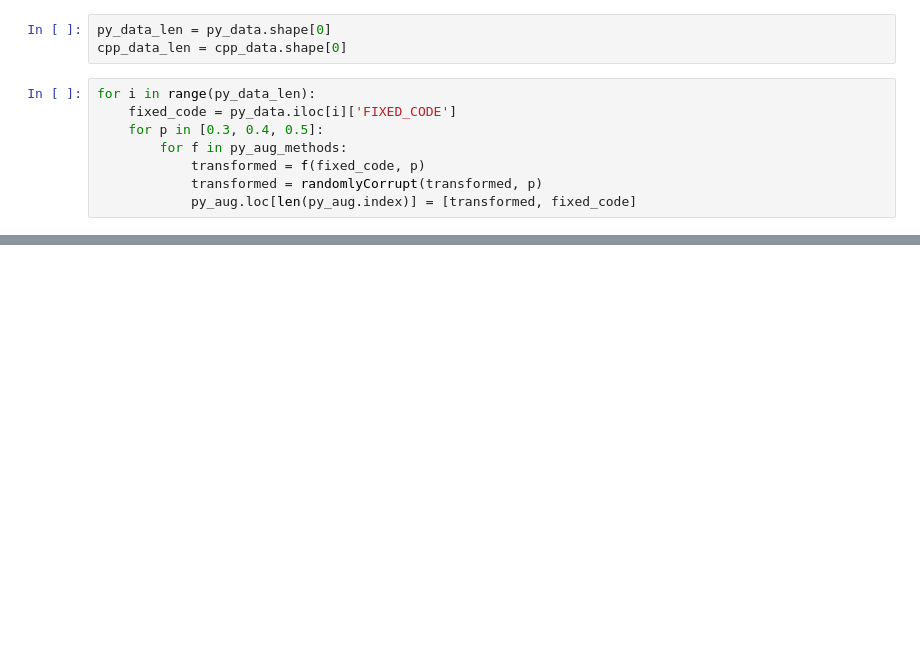
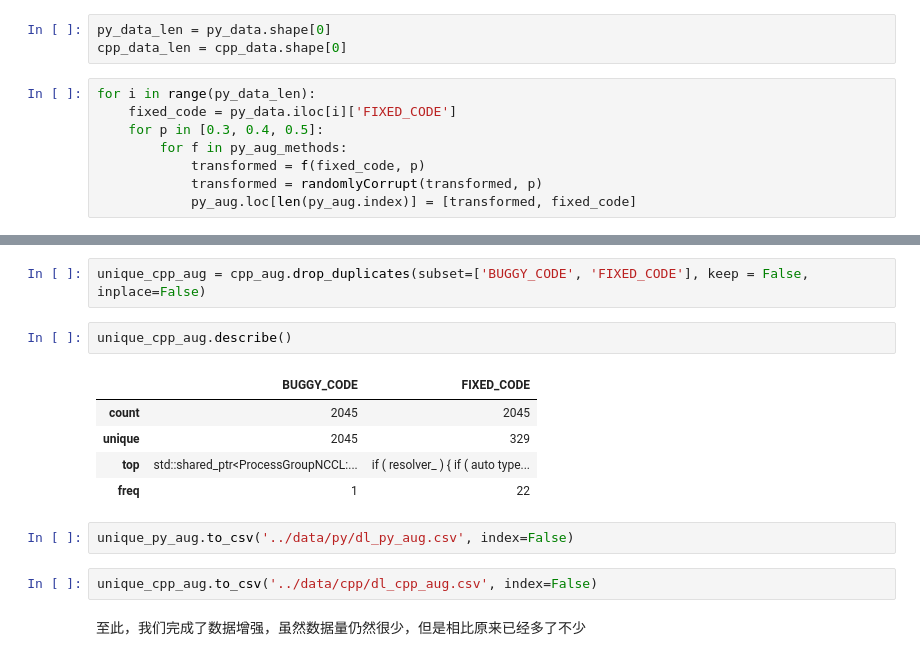
Before and after one commit to SUNLIFAN/AutomatedTesting, a Jupyter notebook: ToolImplementation/dataAugment/data_augment_demo.ipynb, the cells around one changed output, grey strips where cells are left out. Cells and saved outputs as stored; diff of their text form; blank space fills up the shorter version.

Commit message:
data augment code finished

```diff
--- a/ToolImplementation/dataAugment/data_augment_demo.ipynb
+++ b/ToolImplementation/dataAugment/data_augment_demo.ipynb
@@ -289,0 +317,16 @@ for i in range(cpp_data_len):
+# %%
+unique_cpp_aug = cpp_aug.drop_duplicates(subset=['BUGGY_CODE', 'FIXED_CODE'], keep = False, inplace=False)
+# %%
+unique_cpp_aug.describe()
+# %% [output]
+|  | BUGGY_CODE | FIXED_CODE |
+| count | 2045 | 2045 |
+| unique | 2045 | 329 |
+| top | std::shared_ptr<ProcessGroupNCCL:... | if ( resolver_ ) { if ( auto type... |
+| freq | 1 | 22 |
+# %%
+unique_py_aug.to_csv('../data/py/dl_py_aug.csv', index=False)
+# %%
+unique_cpp_aug.to_csv('../data/cpp/dl_cpp_aug.csv', index=False)
+# %% [markdown]
+至此，我们完成了数据增强，虽然数据量仍然很少，但是相比原来已经多了不少
```
Also changed, not shown: parts of 7 cells of this notebook.
